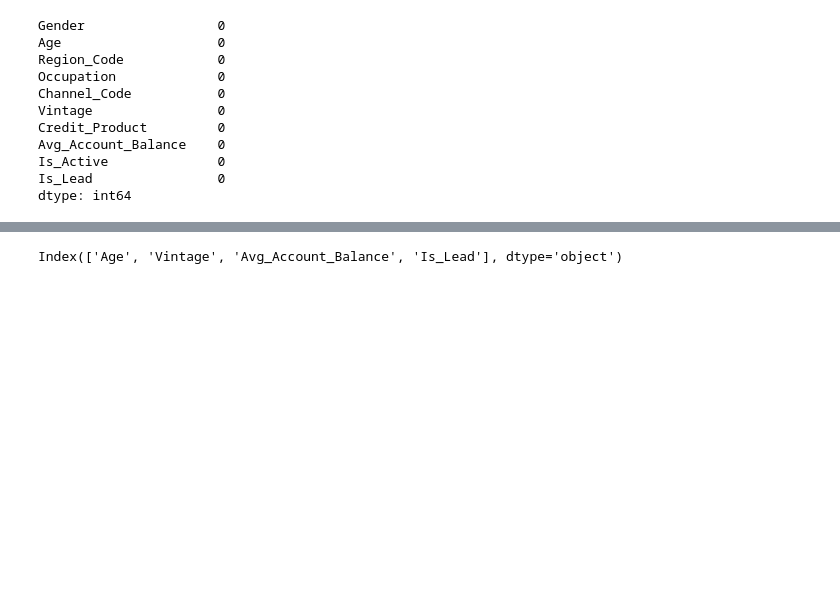
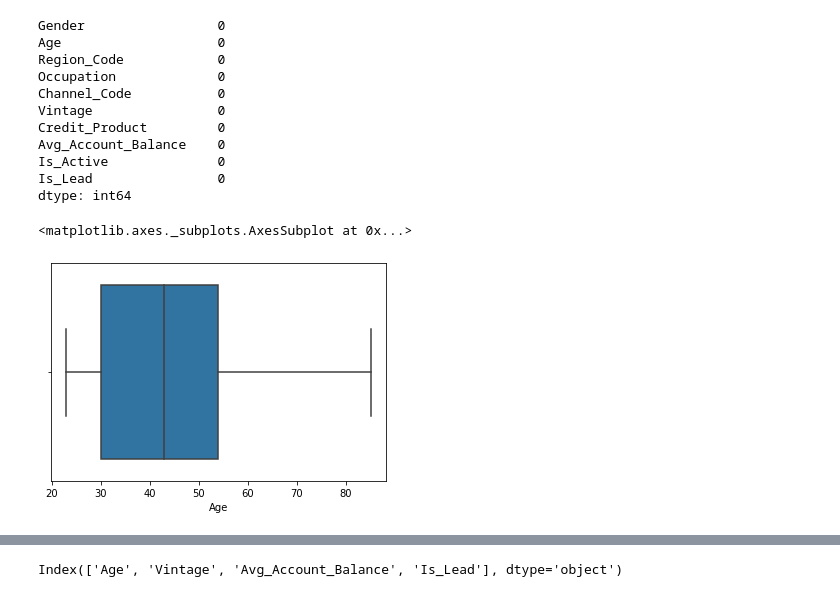
Before and after one commit to Aditk23/CreditCardLeadPrediction, a Jupyter notebook: data_cleaning.ipynb, the cells around one changed output, grey strips where cells are left out. Saved outputs shown, nothing was run; the diff lists cells and outputs as text; code cells hidden in the pictures; blank space fills up the shorter version.

```diff
--- a/data_cleaning.ipynb
+++ b/data_cleaning.ipynb
@@ -137,3 +128,8 @@ Avg_Account_Balance    0
 Is_Active              0
 Is_Lead                0
 dtype: int64
+# %%
+sns.boxplot(train.Age)
+# %% [output]
+<matplotlib.axes._subplots.AxesSubplot at 0x...>
+[figure, added]
```
Also changed, not shown: parts of 14 cells of this notebook.
